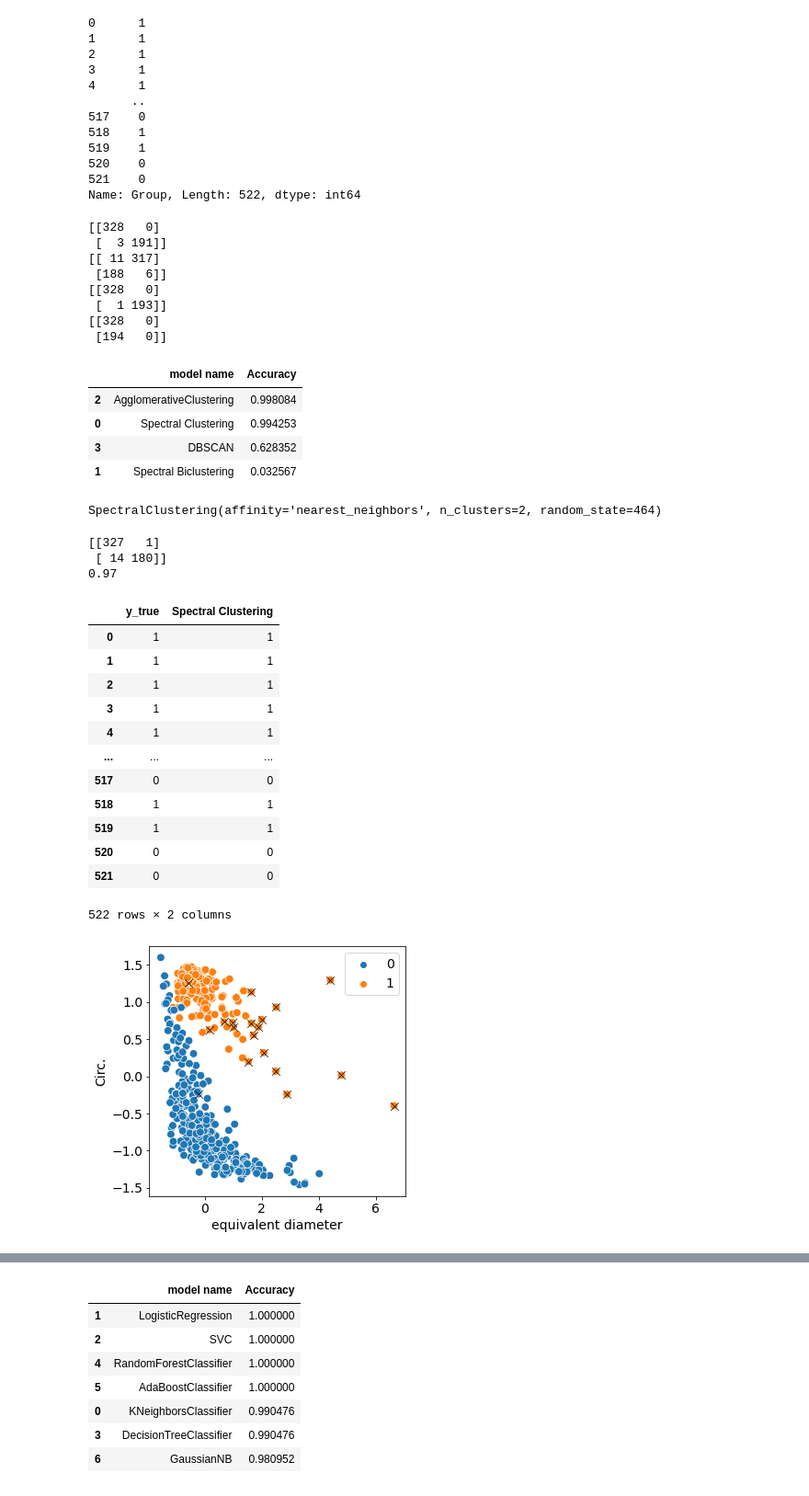
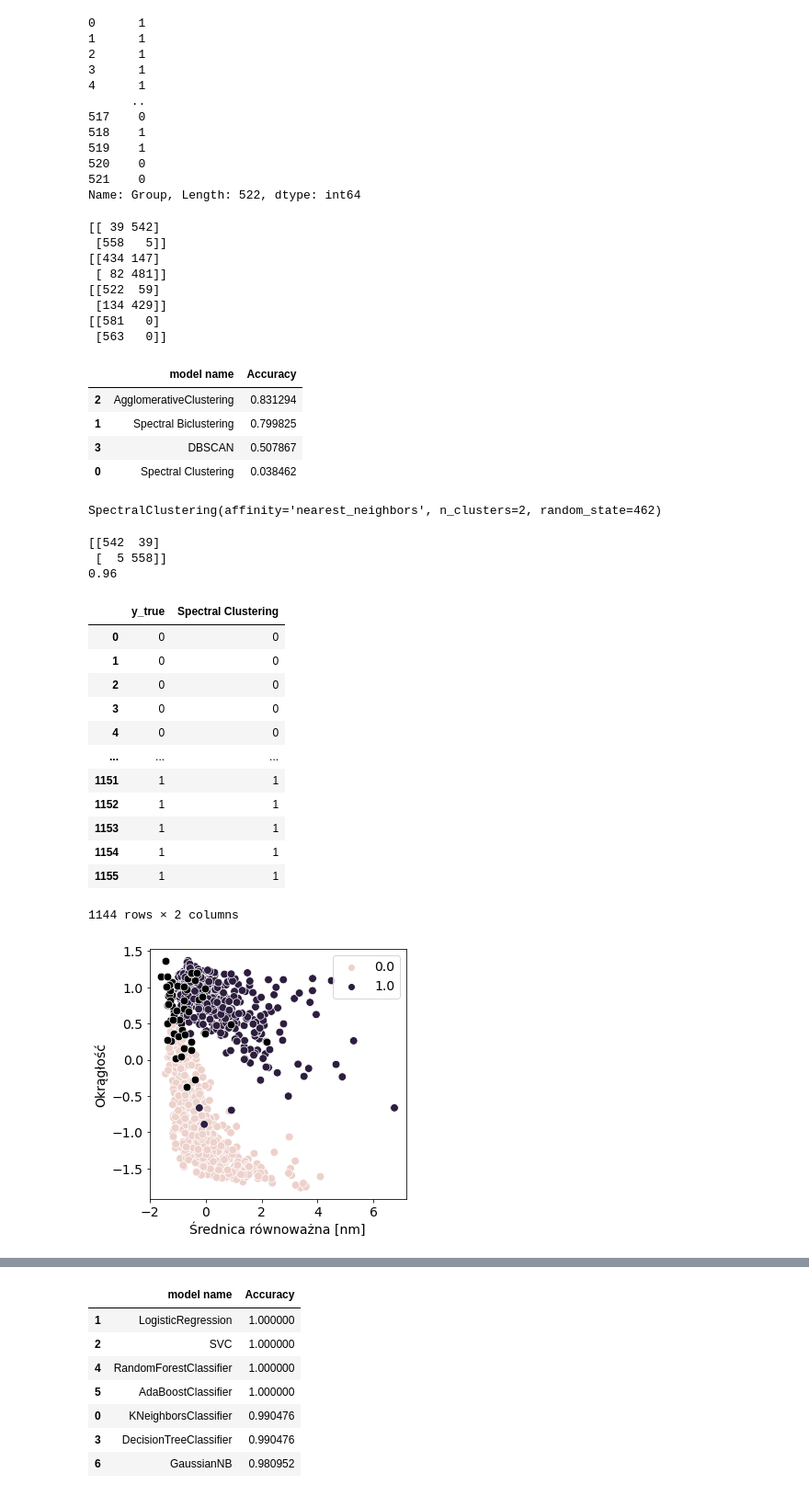
Before and after one commit to kozz84/particle_analysis, a Jupyter notebook: Size_distribution_100Hz_SpectralClustering.ipynb, the cells around one changed output, grey strips where cells are left out. Shown at 92% size. Cells and saved outputs as stored; diff of their text form; code cells hidden in the pictures.

```diff
--- a/Size_distribution_100Hz_SpectralClustering.ipynb
+++ b/Size_distribution_100Hz_SpectralClustering.ipynb
@@ -6,7 +6,7 @@ import numpy as np
 import matplotlib.pyplot as plt
 import seaborn as sns
 # %%
-data = pd.read_csv('/content/drive/MyDrive/CIOP/Particle clustering/210902_#4_100_30_1um_i002.csv',sep=';')
+data = pd.read_csv('/content/drive/MyDrive/CIOP/Particle clustering/size distrubution_100Hz.csv',sep=';')
 data.dropna(inplace=True)
 pd.set_option('Max_Column', None)
 data.head(2)
@@ -24,7 +24,7 @@ top_10_corr= data.corr()['Group'].abs().sort_values(ascending=False)[1:10].index
 # %%
 def preprocessing(df):
     df = df.copy()
-    X = df[['Circ.','Solidity','Skew','Min','Max','Round','Mean','AR']]
+    X = df[['Circ.','Solidity','Round','Perim.','Equivalent Diameter','Round','AR']]
    # df = df.rename(columns={"Circ sqrt": "Circularity C",
    #                         'Equivalent Diameter':'Equivalent Diameter [nm]'})
    # df = df['AR','Mean','Round','Max','Min','Skew','Circ.','Solidity']
@@ -70,6 +70,7 @@ y
 Name: Group, Length: 522, dtype: int64
 # %%
 from sklearn.cluster import SpectralClustering, KMeans,AgglomerativeClustering,DBSCAN
+from sklearn.metrics import confusion_matrix, classification_report, accuracy_score
 
 cluster_models = {
     'Spectral Clustering':SpectralClustering(n_clusters=2,
@@ -93,36 +94,36 @@ for name,cluster_model in cluster_models.items():
 cluster_score = pd.DataFrame(cluster_score, columns=['model name', 'Accuracy'])
 cluster_score.sort_values('Accuracy',ascending=False)
 # %% [output]
-[[328   0]
- [  3 191]]
-[[ 11 317]
- [188   6]]
-[[328   0]
- [  1 193]]
-[[328   0]
- [194   0]]
+[[ 39 542]
+ [558   5]]
+[[434 147]
+ [ 82 481]]
+[[522  59]
+ [134 429]]
+[[581   0]
+ [563   0]]
 |  | model name | Accuracy |
-| 2 | AgglomerativeClustering | 0.998084 |
-| 0 | Spectral Clustering | 0.994253 |
-| 3 | DBSCAN | 0.628352 |
-| 1 | Spectral Biclustering | 0.032567 |
+| 2 | AgglomerativeClustering | 0.831294 |
+| 1 | Spectral Biclustering | 0.799825 |
+| 3 | DBSCAN | 0.507867 |
+| 0 | Spectral Clustering | 0.038462 |
 # %%
 model = SpectralClustering(n_clusters=2,
                             affinity='nearest_neighbors',
                             assign_labels='kmeans',
-                            random_state=464)
+                            random_state=462)
 model.fit(X)
 # %% [output]
-SpectralClustering(affinity='nearest_neighbors', n_clusters=2, random_state=464)
+SpectralClustering(affinity='nearest_neighbors', n_clusters=2, random_state=462)
 # %%
 from sklearn.metrics import confusion_matrix, classification_report, accuracy_score
 #model.labels_[model.labels_ == 2] = 1
 print(confusion_matrix(y,model.labels_))
 print(round(accuracy_score(y,model.labels_),2))
 # %% [output]
-[[327   1]
- [ 14 180]]
-0.97
+[[542  39]
+ [  5 558]]
+0.96
 # %%
 legend_map = {0: 'Agglomerates',
               1: 'Spherical particles'
@@ -136,41 +137,45 @@ labels['Spectral Clustering'] = model.labels_
 labels
 # %% [output]
 |  | y_true | Spectral Clustering |
-| 0 | 1 | 1 |
-| 1 | 1 | 1 |
-| 2 | 1 | 1 |
-| 3 | 1 | 1 |
-| 4 | 1 | 1 |
+| 0 | 0 | 0 |
+| 1 | 0 | 0 |
+| 2 | 0 | 0 |
+| 3 | 0 | 0 |
+| 4 | 0 | 0 |
 | ... | ... | ... |
-| 517 | 0 | 0 |
-| 518 | 1 | 1 |
-| 519 | 1 | 1 |
-| 520 | 0 | 0 |
-| 521 | 0 | 0 |
+| 1151 | 1 | 1 |
+| 1152 | 1 | 1 |
+| 1153 | 1 | 1 |
+| 1154 | 1 | 1 |
+| 1155 | 1 | 1 |
-522 rows × 2 columns
+1144 rows × 2 columns
 # %%
 X['y_true'] = labels['y_true']
 X['Spectral Clustering'] = labels['Spectral Clustering']
 plt.figure(figsize=(5,5))
 plt.rcParams.update({'font.size': 14})
+plt.ylabel('Okrągłość')
+plt.xlabel('Średnica równoważna [nm]')
 sns.scatterplot(data=X,
                 y='Circ.',
-                x='equivalent diameter',
+                x='Equivalent Diameter',
                 hue=y,
                 s=75,
-             #   palette = "binary",
+               #palette = "binary",
                # fc="none",
                # edgecolor="black",
                 )
+
 sns.scatterplot(data=X[X['y_true'] != X['Spectral Clustering']],
                 y='Circ.',
-                x='equivalent diameter',
+                x='Equivalent Diameter',
                 color='black',
                 s=75,
-                marker="x")
+               # marker="x"
+                )
 X = X.drop(['y_true','Spectral Clustering'],axis=1)
 # %% [output]
-[figure, old version]
+[figure, new version]
 # %%
 plt.figure(figsize=(5,5))
 plt.rcParams.update({'font.size': 14})
```
Also changed, not shown: parts of 5 cells of this notebook.
